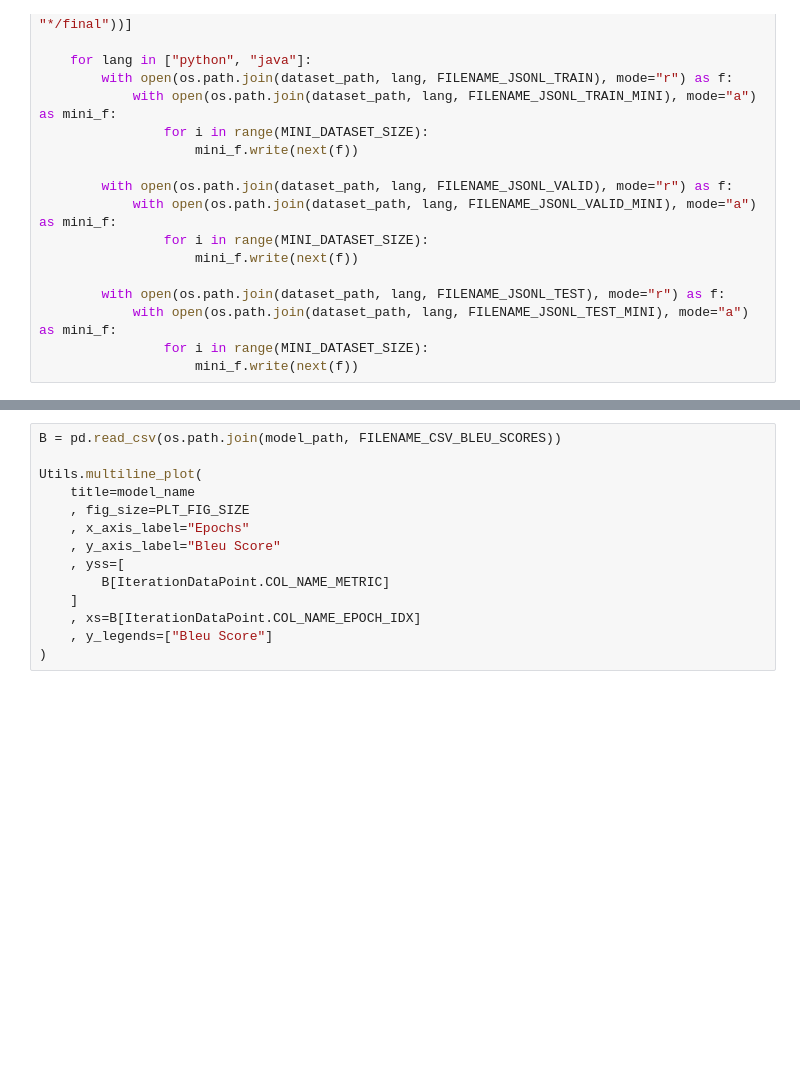
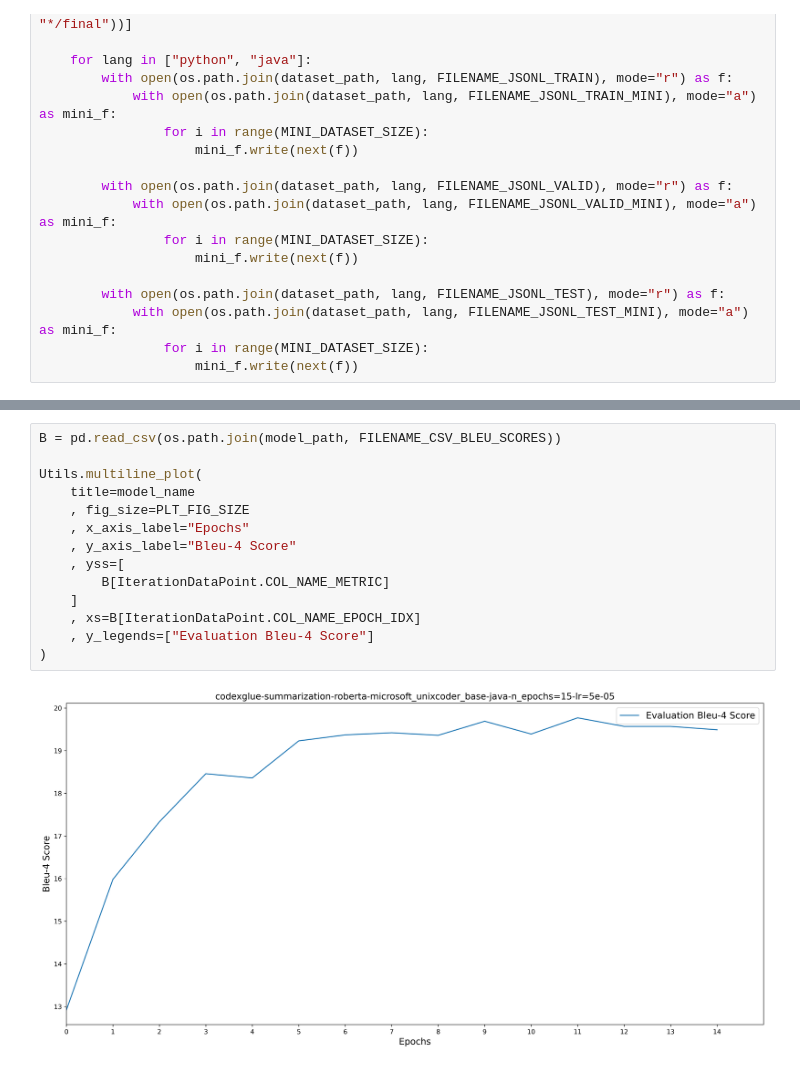
Before and after one commit to thekaveh/CS5814-project, a Jupyter notebook: codexglue-summarization-roberta-unixcoder-java/notebook.ipynb, the cells around one changed output, grey strips where cells are left out. Saved outputs shown, nothing was run; the diff lists cells and outputs as text; blank space fills up the shorter version.

```diff
--- a/codexglue-summarization-roberta-unixcoder-java/notebook.ipynb
+++ b/codexglue-summarization-roberta-unixcoder-java/notebook.ipynb
@@ -226,17 +252,19 @@ Utils.multiline_plot(
 # %%
 B = pd.read_csv(os.path.join(model_path, FILENAME_CSV_BLEU_SCORES))
 
 Utils.multiline_plot(
     title=model_name
     , fig_size=PLT_FIG_SIZE
     , x_axis_label="Epochs"
-    , y_axis_label="Bleu Score"
+    , y_axis_label="Bleu-4 Score"
     , yss=[
         B[IterationDataPoint.COL_NAME_METRIC]
     ]
     , xs=B[IterationDataPoint.COL_NAME_EPOCH_IDX]
-    , y_legends=["Bleu Score"]
+    , y_legends=["Evaluation Bleu-4 Score"]
 )
+# %% [output]
+[figure, added]
 # %%
 subprocess.check_call(
     [
```
Also changed, not shown: parts of 10 cells of this notebook, 10 other files.
